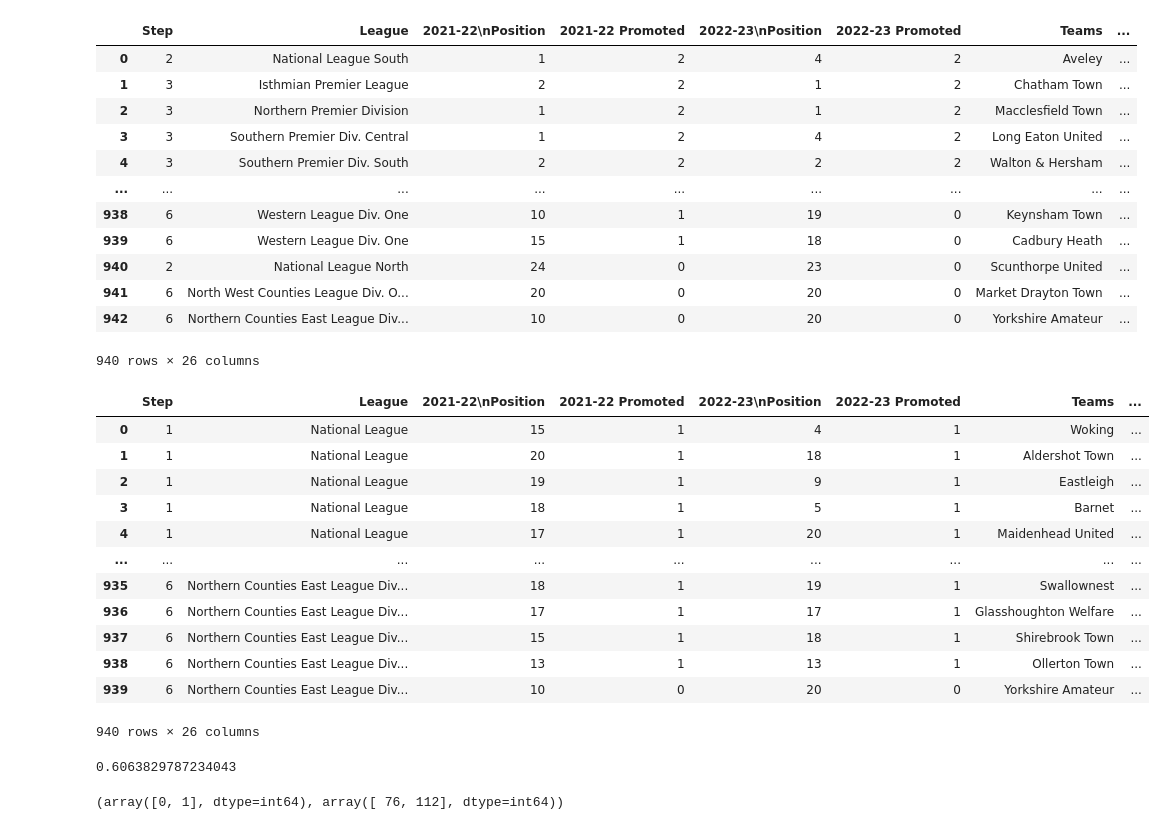
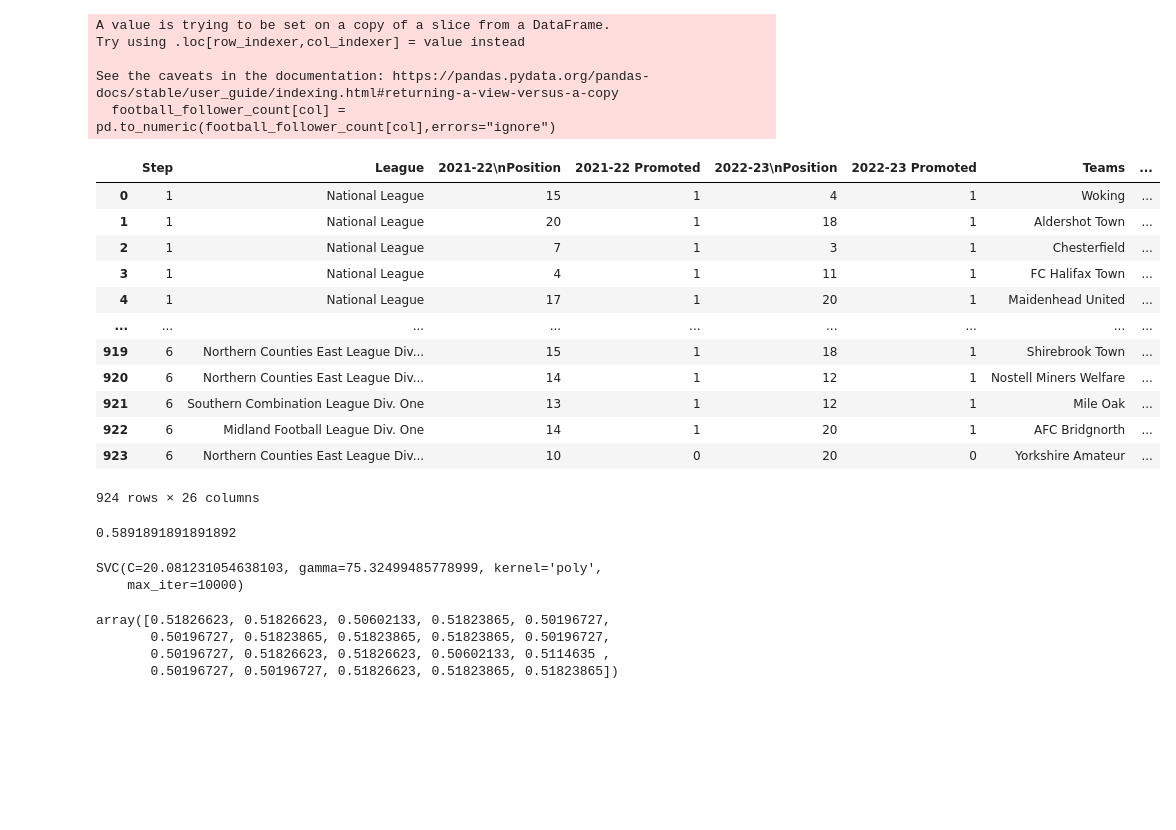
Before and after one commit to Sebbybobbler/Machine-Learning-Particle-Rank-Predictor-Portoflio, a Jupyter notebook: Project Data.ipynb, the cells around one changed output. Drawn from its saved outputs; the diff is of its cells as text; code cells hidden in the pictures; blank space fills up the shorter version.

Commit message:
Hyperparameter and wrapper methods tried to improve score

```diff
--- a/Project Data.ipynb
+++ b/Project Data.ipynb
@@ -27,7 +31,4 @@ football = football.reset_index(drop=True)
 #Let's trim any whitespace from entries and column headings
 football =football.apply(lambda x: x.str.strip() if x.dtype == "object" else x)
 
-football.dropna(subset =["Step","League","Gained between 19/4/23 & 29/6/22","2021-22\nPosition","2022-23\nPosition"],how="any",inplace=True)
-
-
-football
+football.dropna(subset =["Step","League","Gained between 19/4/23 & 29/6/22","2021-22\nPosition","2022-23\nPosition","29.06.22","19.04.23"],how="any",inplace=True)
@@ -63,46 +50,42 @@ for i in range(0,len(football)):
             positional_improvement.append(0)
 #Set this created list to be the new column "Positional Improvement"
 football["Positional Improvement"] = positional_improvement
-football
-# %% [output]
-|  | Step | League | 2021-22\nPosition | 2021-22 Promoted | 2022-23\nPosition | 2022-23 Promoted | Teams | ... |
-| 0 | 2 | National League South | 1 | 2 | 4 | 2 | Aveley | ... |
-| 1 | 3 | Isthmian Premier League | 2 | 2 | 1 | 2 | Chatham Town | ... |
-| 2 | 3 | Northern Premier Division | 1 | 2 | 1 | 2 | Macclesfield Town | ... |
-| 3 | 3 | Southern Premier Div. Central | 1 | 2 | 4 | 2 | Long Eaton United | ... |
-| 4 | 3 | Southern Premier Div. South | 2 | 2 | 2 | 2 | Walton & Hersham | ... |
-| ... | ... | ... | ... | ... | ... | ... | ... | ... |
-| 938 | 6 | Western League Div. One | 10 | 1 | 19 | 0 | Keynsham Town | ... |
-| 939 | 6 | Western League Div. One | 15 | 1 | 18 | 0 | Cadbury Heath | ... |
-| 940 | 2 | National League North | 24 | 0 | 23 | 0 | Scunthorpe United | ... |
-| 941 | 6 | North West Counties League Div. O... | 20 | 0 | 20 | 0 | Market Drayton Town | ... |
-| 942 | 6 | Northern Counties East League Div... | 10 | 0 | 20 | 0 | Yorkshire Amateur | ... |
-940 rows × 26 columns
 # %%
 #Drop rows which are step 0 as these aren't non-league teams.
 football = football.sort_values(by=["Step"])
 #Sort values in dataframe by the step, then drop NaN values from league and step as these are not compatible with later analysis
 football.dropna(subset =["Step","League","Gained between 19/4/23 & 29/6/22"],how="any",inplace=True)
 #Reset the index based on the sorted table
 football = football.reset_index(drop=True)
 #Remove commas from dataframe values
 football = football.replace(",","",regex=True)
-#print table
-football
+pd.set_option('display.max_columns', None)
+
+football_follower_count = football[["06.12.18","17.01.19","26.03.19","12.02.20","03.06.20","20.09.20","10.10.20","18.11.20","03.02.21","04.04.21","22.01.22","27.05.22","29.06.22","06.10.22","18.12.22","19.04.23","15.07.23"]]
+football_follower_count.astype("float64")
+for col in football_follower_count:
+    football_follower_count[col] = pd.to_numeric(football_follower_count[col],errors="ignore")
+football_follower_count = football_follower_count.interpolate(method="linear",axis=1,limit_direction="backward")
+football[["06.12.18","17.01.19","26.03.19","12.02.20","03.06.20","20.09.20","10.10.20","18.11.20","03.02.21","04.04.21","22.01.22","27.05.22","29.06.22","06.10.22","18.12.22","19.04.23","15.07.23"]] = football_follower_count
 # %% [output]
+A value is trying to be set on a copy of a slice from a DataFrame.
+Try using .loc[row_indexer,col_indexer] = value instead
+
+See the caveats in the documentation: https://pandas.pydata.org/pandas-docs/stable/user_guide/indexing.html#returning-a-view-versus-a-copy
+  football_follower_count[col] = pd.to_numeric(football_follower_count[col],errors="ignore")
 |  | Step | League | 2021-22\nPosition | 2021-22 Promoted | 2022-23\nPosition | 2022-23 Promoted | Teams | ... |
 | 0 | 1 | National League | 15 | 1 | 4 | 1 | Woking | ... |
 | 1 | 1 | National League | 20 | 1 | 18 | 1 | Aldershot Town | ... |
-| 2 | 1 | National League | 19 | 1 | 9 | 1 | Eastleigh | ... |
-| 3 | 1 | National League | 18 | 1 | 5 | 1 | Barnet | ... |
+| 2 | 1 | National League | 7 | 1 | 3 | 1 | Chesterfield | ... |
+| 3 | 1 | National League | 4 | 1 | 11 | 1 | FC Halifax Town | ... |
 | 4 | 1 | National League | 17 | 1 | 20 | 1 | Maidenhead United | ... |
 | ... | ... | ... | ... | ... | ... | ... | ... | ... |
-| 935 | 6 | Northern Counties East League Div... | 18 | 1 | 19 | 1 | Swallownest | ... |
-| 936 | 6 | Northern Counties East League Div... | 17 | 1 | 17 | 1 | Glasshoughton Welfare | ... |
-| 937 | 6 | Northern Counties East League Div... | 15 | 1 | 18 | 1 | Shirebrook Town | ... |
-| 938 | 6 | Northern Counties East League Div... | 13 | 1 | 13 | 1 | Ollerton Town | ... |
-| 939 | 6 | Northern Counties East League Div... | 10 | 0 | 20 | 0 | Yorkshire Amateur | ... |
+| 919 | 6 | Northern Counties East League Div... | 15 | 1 | 18 | 1 | Shirebrook Town | ... |
+| 920 | 6 | Northern Counties East League Div... | 14 | 1 | 12 | 1 | Nostell Miners Welfare | ... |
+| 921 | 6 | Southern Combination League Div. One | 13 | 1 | 12 | 1 | Mile Oak | ... |
+| 922 | 6 | Midland Football League Div. One | 14 | 1 | 20 | 1 | AFC Bridgnorth | ... |
+| 923 | 6 | Northern Counties East League Div... | 10 | 0 | 20 | 0 | Yorkshire Amateur | ... |
-940 rows × 26 columns
+924 rows × 26 columns
 # %%
 #Turn our features and targets into int64's.
 football["Gained between 19/4/23 & 29/6/22"] = football["Gained between 19/4/23 & 29/6/22"].apply(pd.to_numeric)
@@ -113,14 +96,24 @@ y = np.array(football["Positional Improvement"])
 #Perform a train test split, 80% train and 20% test
 x_train,x_test,y_train,y_test = train_test_split(x,y,test_size=0.2)
 # %%
-pipeline = Pipeline([("transform",StandardScaler()),("classifier",LinearSVC(max_iter = 10000))])
+pipeline = Pipeline([("transform",StandardScaler()),("classifier",SVC(max_iter = 10000))])
 
-pipeline.fit(x_train.reshape(-1,1),y_train)
-pipeline.predict(x_test.reshape(-1,1))
-print(pipeline.score(x_test.reshape(-1,1),y_test))
+pipeline.fit(x_train,y_train)
+pipeline.predict(x_test)
+print(pipeline.score(x_test,y_test))
 np.unique(y_test,return_counts=True)
 #Now have altered the model such that the features remain as the gained twitter followers but the labels are now "positional improvement".
 #Next we will tune the hyperperameters and use things like gridsearch to improve our score.
+distributions = {'kernel': ['linear','poly','rbf'], 'C': uniform(loc=0, scale=100),"gamma":uniform(loc=0,scale=100)}
+clf = RandomizedSearchCV(SVC(max_iter=10000), distributions, n_iter=20)
+clf.fit(x_train,y_train)
+print(clf.best_estimator_)
+clf.cv_results_['mean_test_score']
 # %% [output]
-0.6063829787234043
+0.5891891891891892
-(array([0, 1], dtype=int64), array([ 76, 112], dtype=int64))
+SVC(C=20.081231054638103, gamma=75.32499485778999, kernel='poly',
+    max_iter=10000)
+array([0.51826623, 0.51826623, 0.50602133, 0.51823865, 0.50196727,
+       0.50196727, 0.51823865, 0.51823865, 0.51823865, 0.50196727,
+       0.50196727, 0.51826623, 0.51826623, 0.50602133, 0.5114635 ,
+       0.50196727, 0.50196727, 0.51826623, 0.51823865, 0.51823865])
```
Also changed, not shown: parts of 6 cells of this notebook.
